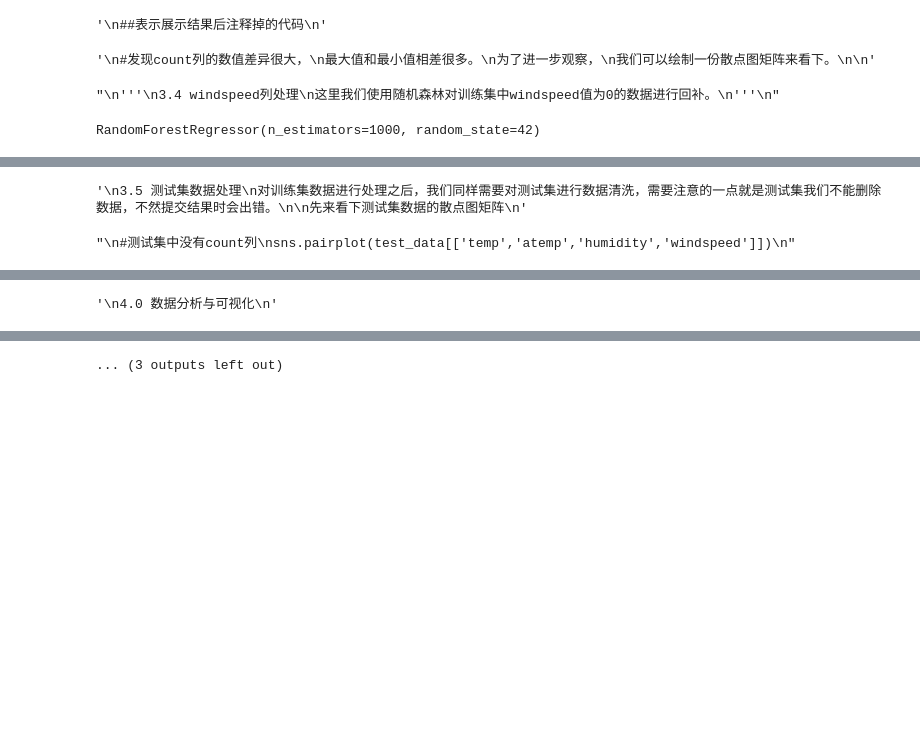
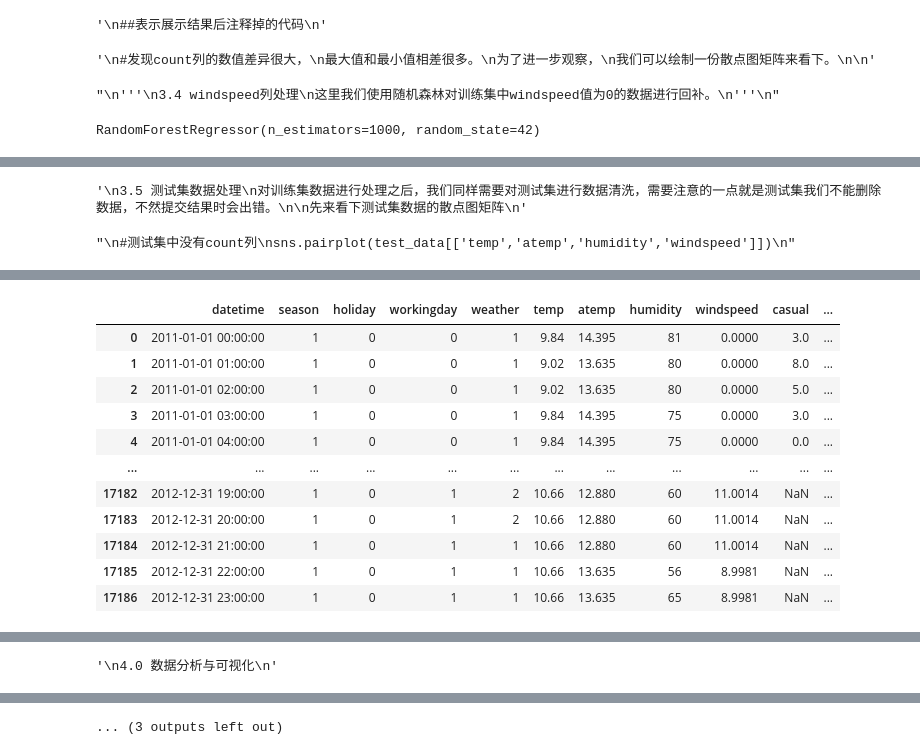
Before and after one commit to ZhengtianZhu/Bike-Sharing-Demand-Prediction, a Jupyter notebook: data mining 2-predict.ipynb, the cells around one changed output, grey strips where cells are left out. Cells and saved outputs as stored; diff of their text form; code cells hidden in the pictures; blank space fills up the shorter version.

```diff
--- a/data mining 2-predict.ipynb
+++ b/data mining 2-predict.ipynb
@@ -39,14 +39,14 @@ train_data['date']=train_data['datetime'].map(lambda x:parse(x).date())
 train_data['year']=train_data['datetime'].map(lambda x:parse(x).year)
 train_data['month']=train_data['datetime'].map(lambda x:parse(x).month)
 train_data['hour']=train_data['datetime'].map(lambda x:parse(x).hour)
-train_data['weekday']=train_data['datetime'].map(lambda x:parse(x).isoweekday())
+train_data.loc[:,('weekday')]=train_data['datetime'].map(lambda x:parse(x).isoweekday())
 
 #测试集datetime列处理
 test_data['date']=test_data['datetime'].map(lambda x:parse(x).date())
 test_data['year']=test_data['datetime'].map(lambda x:parse(x).year)
 test_data['month']=test_data['datetime'].map(lambda x:parse(x).month)
 test_data['hour']=test_data['datetime'].map(lambda x:parse(x).hour)
-test_data['weekday']=test_data['datetime'].map(lambda x:parse(x).isoweekday())
+test_data.loc[:,['weekday']]=test_data['datetime'].map(lambda x:parse(x).isoweekday())
 
 
 #检查训练集集有无缺失数据
@@ -90,7 +90,7 @@ train_data_withoutoutliers = train_data[np.abs(train_data['count'] - train_data[
 
 #数据偏斜依旧很严重，所以这里我们需要将count列进行对数转换，减小波动。
 train_data = train_data_withoutoutliers
-train_data['count_log'] = np.log(train_data['count'])
+train_data.loc[:,['count_log']] = np.log(train_data['count'])
 
 """
 '''
@@ -122,7 +122,7 @@ X_test = windspeed0_data[windspeed_columns].values
 windspeed_pred = windspeed_rfr.predict(X_test)
 
 #将预测值填充到风速为0的数据中，并将两个df合并
-windspeed0_data['windspeed_rfr'] = windspeed_pred
+windspeed0_data.loc[:,['windspeed_rfr']] = windspeed_pred
 train_data = pd.concat([windspeed0_data,windspeed1_data]).sort_values('datetime')
 #2
 
@@ -140,7 +140,7 @@ sns.pairplot(test_data[['temp','atemp','humidity','windspeed']])
 '''
 #windspeed列仍有大量值为0的异常数据，和训练集一样，我们使用随机森林对测试集windspeed值为0的数据进行回补。
 
-test_data['windspeed_rfr'] = test_data['windspeed']
+test_data.loc[:,['windspeed_rfr']] = test_data['windspeed']
 
 #将测试集数据分为风速值为0和不为0两部分
 windspeed0_data = test_data[test_data['windspeed_rfr']==0]
@@ -150,13 +150,6 @@ windspeed1_data = test_data[test_data['windspeed_rfr']!=0]
 
 windspeed_columns = ['season','weather','temp','atemp','humidity','year','month','hour']
 X_train = windspeed1_data[windspeed_columns].values
-'''
-try:
-    X_train = windspeed1_data[windspeed_columns].values
-except KeyError:
-    print ('catch an exception')
-'''
-
 
 
 #判断变量
@@ -165,63 +158,26 @@ except KeyError:
 
 y_train = windspeed1_data['windspeed_rfr'].values
 
+#windspeed_rfr1末尾加了1，
 #生成回归器并进行拟合
-windspeed_rfr = RandomForestRegressor(n_estimators=1000,random_state=42)
-windspeed_rfr.fit(X_train,y_train)
+windspeed_rfr1 = RandomForestRegressor(n_estimators=1000,random_state=42)
+windspeed_rfr1.fit(X_train,y_train)
 
 #预测风速值
 X_test = windspeed0_data[windspeed_columns].values
-windspeed_pred = windspeed_rfr.predict(X_test)
+windspeed_pred = windspeed_rfr1.predict(X_test)
 
 #将预测值填充到风速为0的数据中，并将两个df合并
-windspeed0_data['windspeed_rfr'] = windspeed_pred
+windspeed0_data.loc[:,['windspeed_rfr']] = windspeed_pred
 test_data = pd.concat([windspeed0_data,windspeed1_data]).sort_values('datetime')
 
 #将训练集和测试集合并
 bike_data = pd.concat([train_data,test_data],ignore_index=True)
-
+bike_data
 '''
 4.0 数据分析与可视化
 '''
-#贴代码区域，A=,B=plt自己备注
-
-#按天对风速进行汇总，取一天的均数
-windspeed_daily = bike_data.groupby(['date'],as_index=False).agg({'windspeed':'mean'})
-
-#按月对风速进行汇总，取一月的均值
-windspeed_monthly = bike_data.groupby(['year','month'],as_index=False).agg({'weekday':'min','windspeed':'mean'})
-windspeed_monthly.rename(columns={'weekday':'day'},inplace=True)
-windspeed_monthly['date'] = pd.to_datetime(humidity_monthly[['year','month','day']])
-
-fig = plt.figure()
-ax = fig.add_subplot(1,1,1)
-A,=plt.plot(windspeed_daily['date'],windspeed_daily['windspeed'],label='daily average')
-B,=plt.plot(humidity_monthly['date'],windspeed_monthly['windspeed'],marker='o',label='monthly average')
-ax.legend()
-
-
-
-#！！自己的创建
-
-plt.xticks(rotation=45)
-
-font1 = {'family' : 'Calibri',
-
-'weight' : 100,
-
-'size'  : 23,
-
-}
-
-font3 = {'family' : 'Times New Roman',
-
-'weight' : 'normal',
-
-'size'  : 14,
-
-}
-
-legend = plt.legend(handles=[A,B],prop=font3)
+sns.pairplot(data=bike_data,x_vars=['holiday','workingday','weekday','weather','season','hour','month','year','temp','atemp','humidity','windspeed_rfr'],y_vars=['registered','casual','count'],plot_kws={'alpha': 0.1})
 # %% [output]
 '\n##表示展示结果后注释掉的代码\n'
 '\n#发现count列的数值差异很大，\n最大值和最小值相差很多。\n为了进一步观察，\n我们可以绘制一份散点图矩阵来看下。\n\n'
@@ -237,0 +199,12 @@ RandomForestRegressor(n_estimators=1000, random_state=42)
+|  | datetime | season | holiday | workingday | weather | temp | atemp | humidity | windspeed | casual | ... |
+| 0 | 2011-01-01 00:00:00 | 1 | 0 | 0 | 1 | 9.84 | 14.395 | 81 | 0.0000 | 3.0 | ... |
+| 1 | 2011-01-01 01:00:00 | 1 | 0 | 0 | 1 | 9.02 | 13.635 | 80 | 0.0000 | 8.0 | ... |
+| 2 | 2011-01-01 02:00:00 | 1 | 0 | 0 | 1 | 9.02 | 13.635 | 80 | 0.0000 | 5.0 | ... |
+| 3 | 2011-01-01 03:00:00 | 1 | 0 | 0 | 1 | 9.84 | 14.395 | 75 | 0.0000 | 3.0 | ... |
+| 4 | 2011-01-01 04:00:00 | 1 | 0 | 0 | 1 | 9.84 | 14.395 | 75 | 0.0000 | 0.0 | ... |
+| ... | ... | ... | ... | ... | ... | ... | ... | ... | ... | ... | ... |
+| 17182 | 2012-12-31 19:00:00 | 1 | 0 | 1 | 2 | 10.66 | 12.880 | 60 | 11.0014 | NaN | ... |
+| 17183 | 2012-12-31 20:00:00 | 1 | 0 | 1 | 2 | 10.66 | 12.880 | 60 | 11.0014 | NaN | ... |
+| 17184 | 2012-12-31 21:00:00 | 1 | 0 | 1 | 1 | 10.66 | 12.880 | 60 | 11.0014 | NaN | ... |
+| 17185 | 2012-12-31 22:00:00 | 1 | 0 | 1 | 1 | 10.66 | 13.635 | 56 | 8.9981 | NaN | ... |
+| 17186 | 2012-12-31 23:00:00 | 1 | 0 | 1 | 1 | 10.66 | 13.635 | 65 | 8.9981 | NaN | ... |
```
Also changed, not shown: parts of 1 cell of this notebook.
